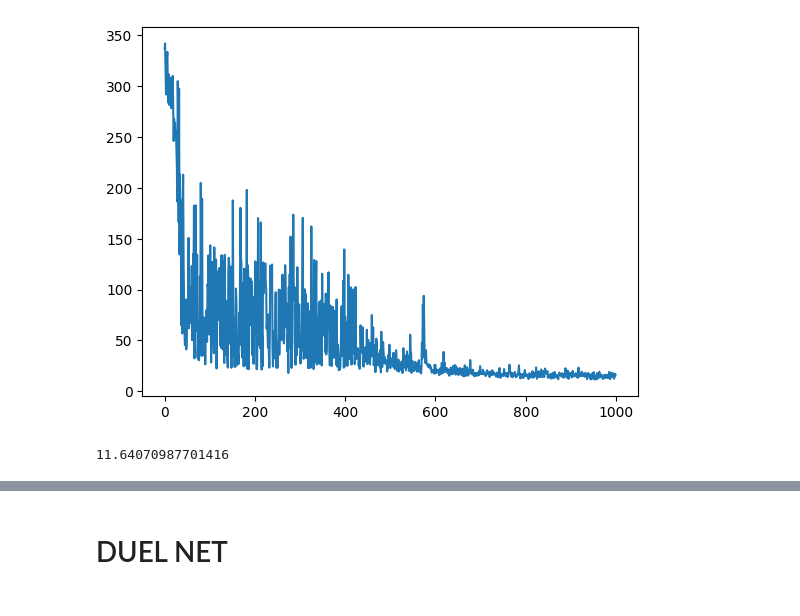
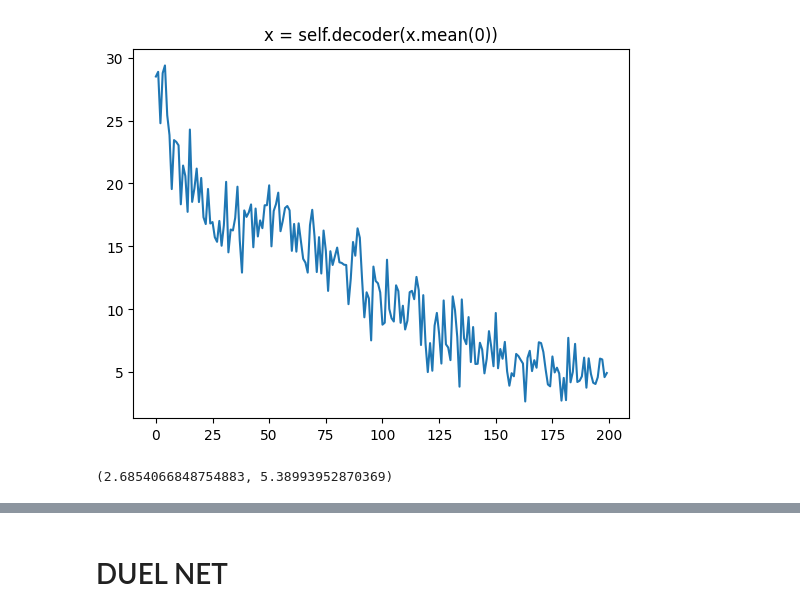
Before and after one commit to alihan-ozturk/attention-is-all-you-need, a Jupyter notebook: Untitled54 (1).ipynb, the cells around one changed output, grey strips where cells are left out. Cells and saved outputs as stored; diff of their text form; code cells hidden in the pictures.

```diff
--- a/Untitled54 (1).ipynb
+++ b/Untitled54 (1).ipynb
@@ -16,19 +18,20 @@ def sqlData(var, n, e):
         data.append(x)
         data.append(np.random.normal(0, np.random.rand(), n))
         var -= 2
+    x = np.zeros_like(x)
     for i in range(var):
         stra, stpa = np.random.randint(-n//2, n//2, 2)
-        x += np.sin(np.linspace(str+str, stp+stpa, n))*stra + i + 2
+        x += np.sin(np.linspace(str+str, stp+stpa, n))*stra * i + 2
         data.append(x.copy())
     return data
 # %%
-def dataset(n, batchsize, func, func_args):
+def dataset(n, sql, batchsize, func, func_args):
     out = np.array([np.array(func(*func_args)) for _ in range(batchsize)])
     rnd = np.random.randint(0, out.shape[2]//4, n//batchsize)
     sql = np.random.randint(out.shape[2]//4, out.shape[2]*3//4, n//batchsize)
     for i in range(n//batchsize):
-        src = out[: , :, rnd[i]:rnd[i]+sql[i]-1]
-        tgt = out[:, :, rnd[i]+sql[i]] # .reshape(-1, 4, 1)
+        src = out[: , :, rnd[i]:rnd[i]+sql[i]]
+        tgt = out[:, :, rnd[i]+sql[i]+1] # .reshape(-1, 4, 1)
         yield src, tgt
 # %%
 class PositionalEncoding(nn.Module):
@@ -170,43 +327,48 @@ class vanillaNN(nn.Module):
 # %%
-epoch = 1000
-var = 6
-seqlen = 10
-dmodel = 512
-lr = 1e-5
-enc = 6
-dec = 6
+epoch = 200
+var = 4
+seqlen = 40
+dmodel = 128
+lr = 5e-5
+seq = 12
+enc = 4
+dec = 2
 batchSize = 96
+nEncoder = 3
+nDecoder = 2
 
-
-net = transformerNN(var, enc, dec, dmodel).to("cuda")
+# net = transformerFantasy(seq, var, enc, dec, dmodel).to("cuda")
+net = transformerALI(var, nEncoder, nDecoder, d_model).to("cuda")
 criterion = nn.MSELoss()
+# criterion2 = CorrelationLoss()
 optimizer = optim.Adam(net.parameters(), lr=lr)
 hist = []
 
 minLoss = float('inf')
 for i in range(epoch):
     net.train()
-    for j, (src, tgt) in enumerate(dataset(batchSize*8, batchSize, sqlData, (var, seqlen, 0.2))):
+    for j, (src, tgt) in enumerate(dataset(batchSize*8, seq, batchSize, sqlData, (var, seqlen, 0.2))):
         src = torch.from_numpy(src).to(torch.float32).permute(2, 0, 1).to("cuda")
         tgt = torch.from_numpy(tgt).to(torch.float32).to("cuda")
 
         optimizer.zero_grad()
 
         outputs = net(src)
-        loss = criterion(outputs.sum(0), tgt)
+        loss = criterion(outputs, tgt) # *0.9 + criterion2(src, outputs)*0.1
         loss.backward()
+        updateWeightSeq(net, len(src))
         optimizer.step()
 
     net.eval()
     runningLoss = 0
-    for k, (src, tgt) in enumerate(dataset(batchSize*2, batchSize, sqlData, (var, seqlen, 0.2))):
+    for k, (src, tgt) in enumerate(dataset(batchSize*2, seq, batchSize, sqlData, (var, seqlen, 0.2))):
         src = torch.from_numpy(src).to(torch.float32).permute(2, 0, 1).to("cuda")
         tgt = torch.from_numpy(tgt).to(torch.float32).to("cuda")
 
         with torch.no_grad():
              outputs = net(src)
 
-        loss = criterion(outputs.sum(0), tgt)
+        loss = criterion(outputs, tgt)
 
         runningLoss += loss.item()
 
@@ -220,5 +382,5 @@ for i in range(epoch):
 
     print(f'Current loss: {hist[-1]} Epoch: {i+1} ', end="\r")
 
-net._load_param = bestWeights
+net._load_param = bestWeights.copy()
 # %% [output]
@@ -226,7 +391,8 @@ Current loss: 16.177340030670166 Epoch: 1000
 # %%
 plt.plot(hist)
+plt.title("x = self.decoder(x.mean(0))")
 plt.show()
-minLoss
+minLoss, np.mean(hist[-epoch//4:])
 # %% [output]
-[figure, old version]
+[figure, new version]
-11.64070987701416
+(2.6854066848754883, 5.38993952870369)
```
Also changed, not shown: parts of 16 cells of this notebook.
